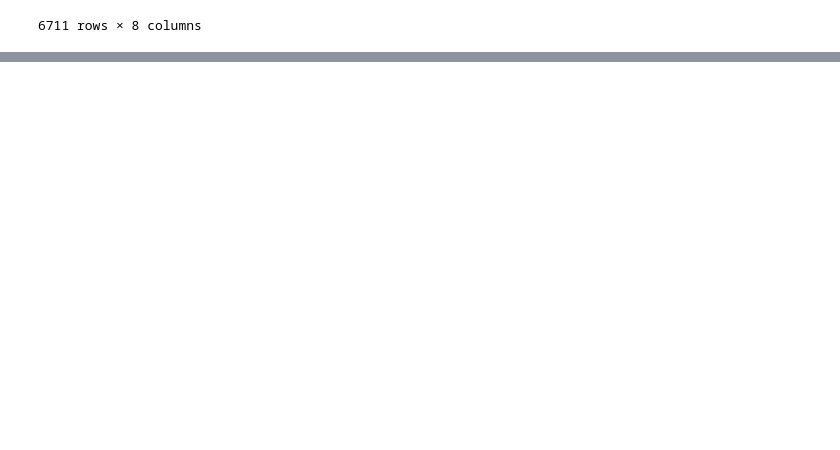
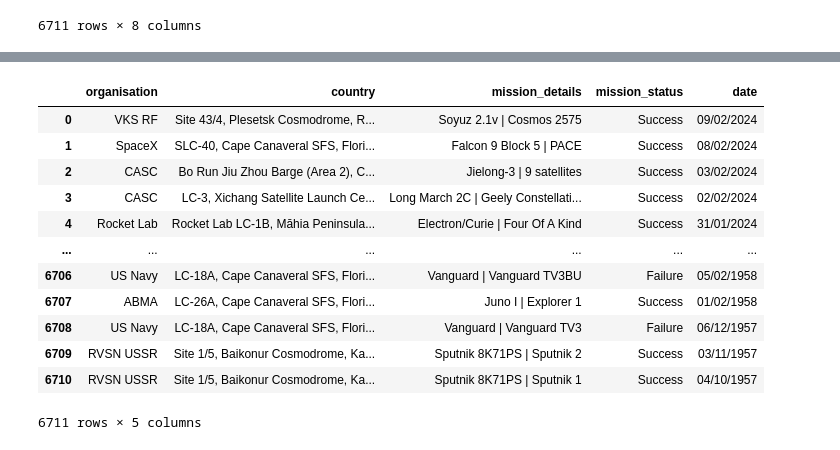
Before and after one commit to kalmlaz/Data-Science-Project, a Jupyter notebook: space_missions_dataset_transformation.ipynb, the cells around one changed output, grey strips where cells are left out. Drawn from its saved outputs; the diff is of its cells as text; code cells hidden in the pictures; blank space fills up the shorter version.

Commit message:
Update space_missions_dataset_transformation.ipynb
continued cleaning my initial dataset

```diff
--- a/space_missions_dataset_transformation.ipynb
+++ b/space_missions_dataset_transformation.ipynb
@@ -140,0 +158,41 @@ I can see the following actions/changes that need to be done:
+# %%
+#Altering the original dataset under a new variable, so that I don't lose the first one.
+#Removed the unnecessary columns
+space_missions_modified = space_missions.drop(columns = ["Unnamed: 0", "Price", "Rocket_Status"])
+
+#Transforming the dates data
+# This creates a new column and copies the day and month abbreviations, date, comma and year. It searches for spaces, digit:digit, UTC, spaces
+#and deletes them.
+space_missions_modified["date"] = space_missions_modified["Datetime"].str.replace(
+    r"\s+\d{2}:\d{2}\s+UTC$", "", regex=True)
+
+#The new date column in turned into actual date-time object (they were strings before). The errors bit is used so that if a cell can't be converted, it
+#becomes NaT (not a time) -> to check if there are any NaT's - space_missions_modified["date"].isna().any().
+space_missions_modified["date"] = pd.to_datetime(space_missions_modified["date"], errors="coerce")
+
+#Changes how the dates are displayed.
+space_missions_modified["date"] = space_missions_modified["date"].dt.strftime("%d/%m/%Y")
+
+
+#Removes the original Datetime column.
+space_missions_modified.drop(columns = ["Datetime"], inplace = True)
+
+#Changes the column titles
+space_missions_modified.rename(columns={"Organisation": "organisation", "Location": "country", "Details": "mission_details", "Mission_Status": "mission_status"}, inplace = True)
+
+
+space_missions_modified
+# %% [output]
+|  | organisation | country | mission_details | mission_status | date |
+| 0 | VKS RF | Site 43/4, Plesetsk Cosmodrome, R... | Soyuz 2.1v | Cosmos 2575 | Success | 09/02/2024 |
+| 1 | SpaceX | SLC-40, Cape Canaveral SFS, Flori... | Falcon 9 Block 5 | PACE | Success | 08/02/2024 |
+| 2 | CASC | Bo Run Jiu Zhou Barge (Area 2), C... | Jielong-3 | 9 satellites | Success | 03/02/2024 |
+| 3 | CASC | LC-3, Xichang Satellite Launch Ce... | Long March 2C | Geely Constellati... | Success | 02/02/2024 |
+| 4 | Rocket Lab | Rocket Lab LC-1B, Māhia Peninsula... | Electron/Curie | Four Of A Kind | Success | 31/01/2024 |
+| ... | ... | ... | ... | ... | ... |
+| 6706 | US Navy | LC-18A, Cape Canaveral SFS, Flori... | Vanguard | Vanguard TV3BU | Failure | 05/02/1958 |
+| 6707 | ABMA | LC-26A, Cape Canaveral SFS, Flori... | Juno I | Explorer 1 | Success | 01/02/1958 |
+| 6708 | US Navy | LC-18A, Cape Canaveral SFS, Flori... | Vanguard | Vanguard TV3 | Failure | 06/12/1957 |
+| 6709 | RVSN USSR | Site 1/5, Baikonur Cosmodrome, Ka... | Sputnik 8K71PS | Sputnik 2 | Success | 03/11/1957 |
+| 6710 | RVSN USSR | Site 1/5, Baikonur Cosmodrome, Ka... | Sputnik 8K71PS | Sputnik 1 | Success | 04/10/1957 |
+6711 rows × 5 columns
```
Also changed, not shown: parts of 3 cells of this notebook.
